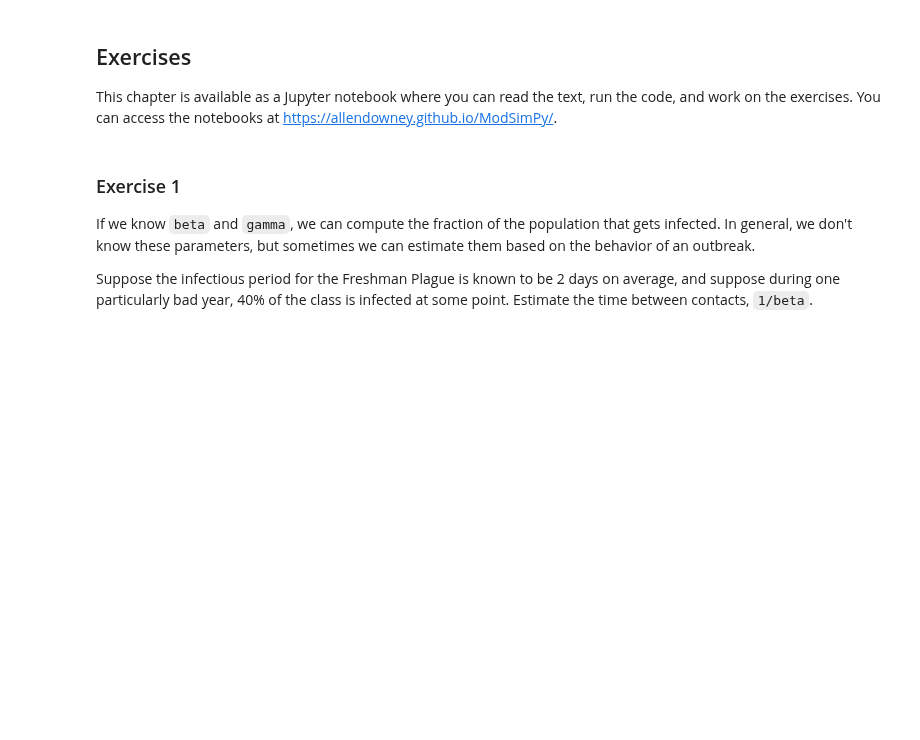
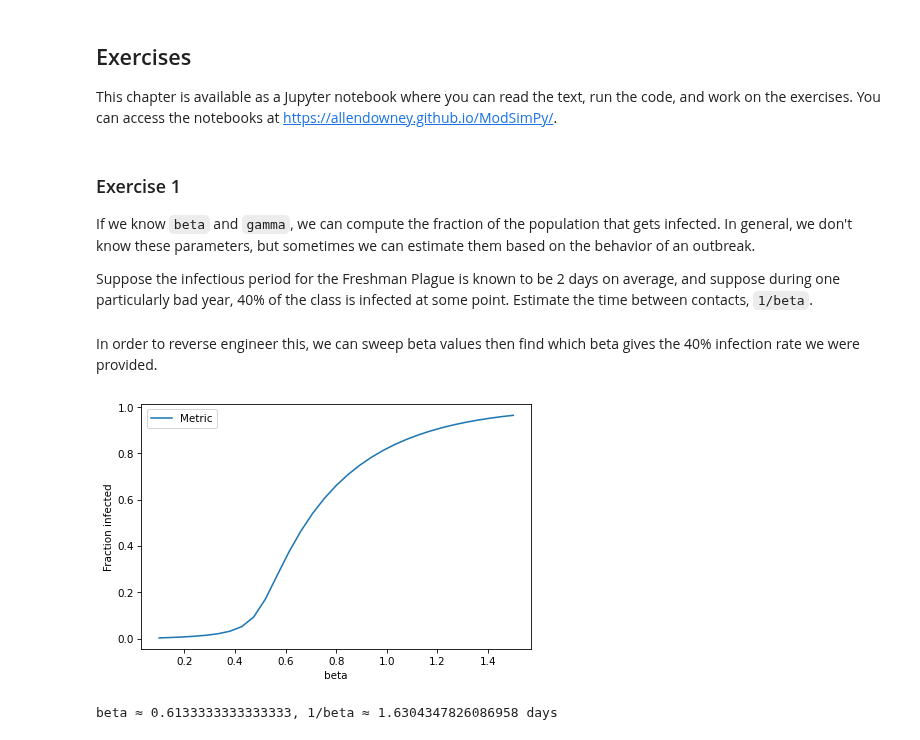
Before and after one commit to nwilliams770/academia, a Jupyter notebook: modeling_and_simulation/chapters/chap13.ipynb, the cells around one changed output. Saved outputs shown, nothing was run; the diff lists cells and outputs as text; code cells hidden in the pictures; blank space fills up the shorter version.

```diff
--- a/modeling_and_simulation/chapters/chap13.ipynb
+++ b/modeling_and_simulation/chapters/chap13.ipynb
@@ -252,4 +264,25 @@ Suppose the infectious period for the Freshman Plague is known to be 2 days on a
+# %% [markdown]
+In order to reverse engineer this, we can sweep beta values then find which beta gives the 40% infection rate we were provided.
 # %%
-# Solution goes here
+gamma = 1/2
+
+# Sweep beta values
+beta_array = linspace(0.1, 1.5, 31)
+infected_array = SweepSeries()
+
+for beta in beta_array:
+    system = make_system(beta, gamma)
+    results = run_simulation(system, update_func)
+    total_infected = results.s[0] - results.s.iloc[-1]
+    infected_array[beta] = total_infected
+
+infected_array.plot()
+decorate(xlabel='beta', ylabel='Fraction infected')
+# %% [output]
+[figure, added]
 # %%
-# Solution goes here
+# Find beta where fraction ≈ 0.4
+closest = (infected_array - 0.4).abs().idxmin()
+print(f'beta ≈ {closest}, 1/beta ≈ {1/closest} days')
+# %% [output]
+beta ≈ 0.6133333333333333, 1/beta ≈ 1.6304347826086958 days
```
Also changed, not shown: parts of 8 cells of this notebook, 2 other files.
